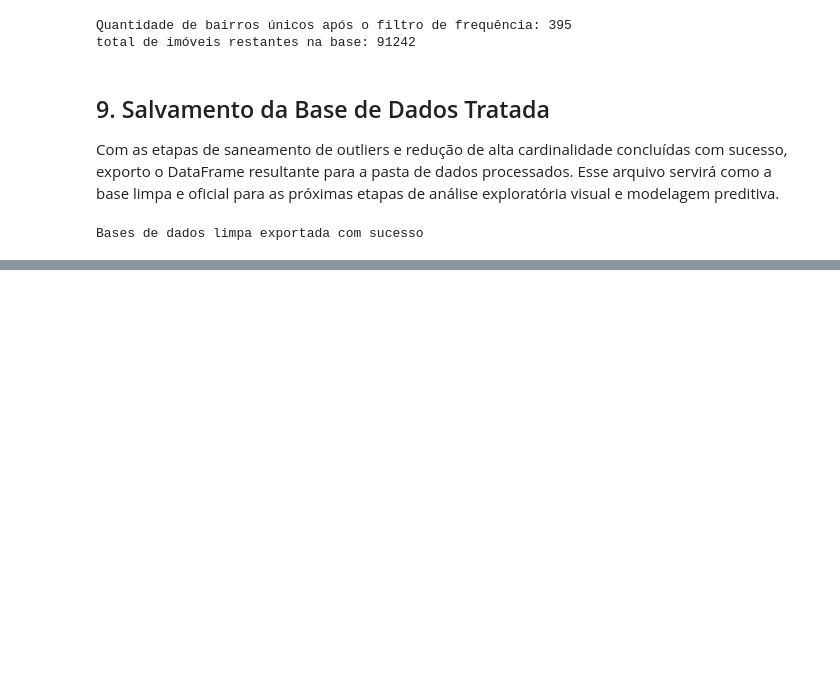
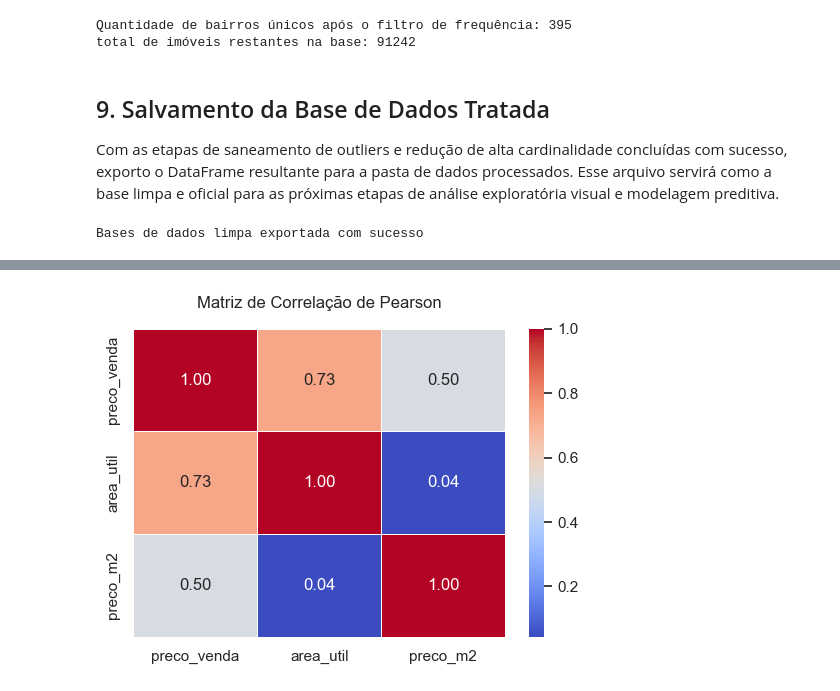
Before and after one commit to Rafaeldovale/predict-imoveis-sao-paulo, a Jupyter notebook: notebooks/01_precificacao_vendas.ipynb, the cells around one changed output, grey strips where cells are left out. Cells and saved outputs as stored; diff of their text form; code cells hidden in the pictures; blank space fills up the shorter version.

```diff
--- a/notebooks/01_precificacao_vendas.ipynb
+++ b/notebooks/01_precificacao_vendas.ipynb
@@ -263,0 +332,12 @@ Bases de dados limpa exportada com sucesso
+# %%
+# Calculo de matriz de correlação apenas para as colunas numéricas de interesse
+matriz_corr = df_final[['preco_venda', 'area_util', 'preco_m2']].corr()
+
+# configuro o visual do mapa de calor (heatmap)
+plt.figure(figsize=(6,4))
+sns.heatmap(matriz_corr, annot=True,cmap='coolwarm', fmt='.2f', linewidths=0.5)
+plt.title('Matriz de Correlação de Pearson', fontsize=12, pad=15)
+
+plt.show()
+# %% [output]
+[figure, added]
```
Also changed, not shown: parts of 6 cells of this notebook.
